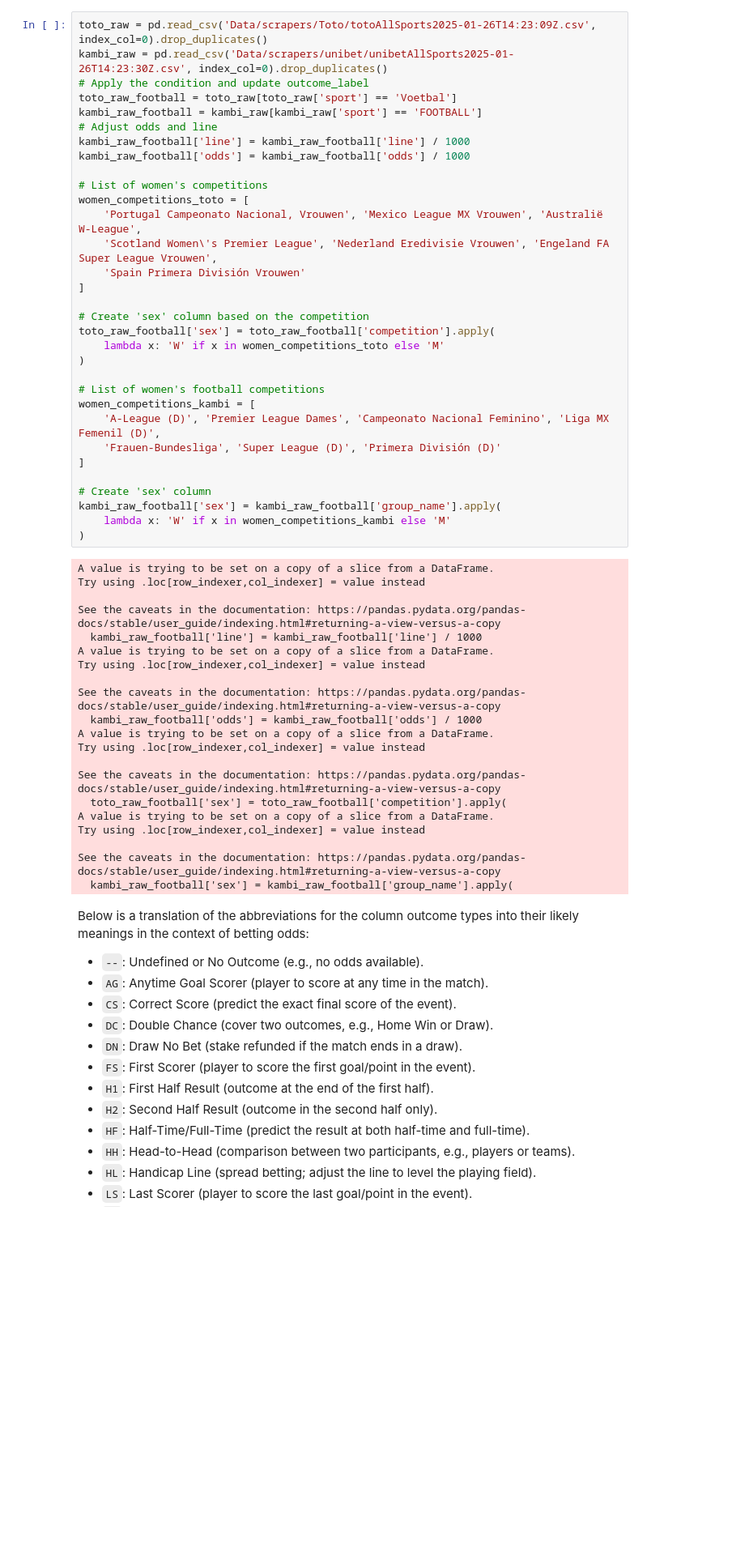
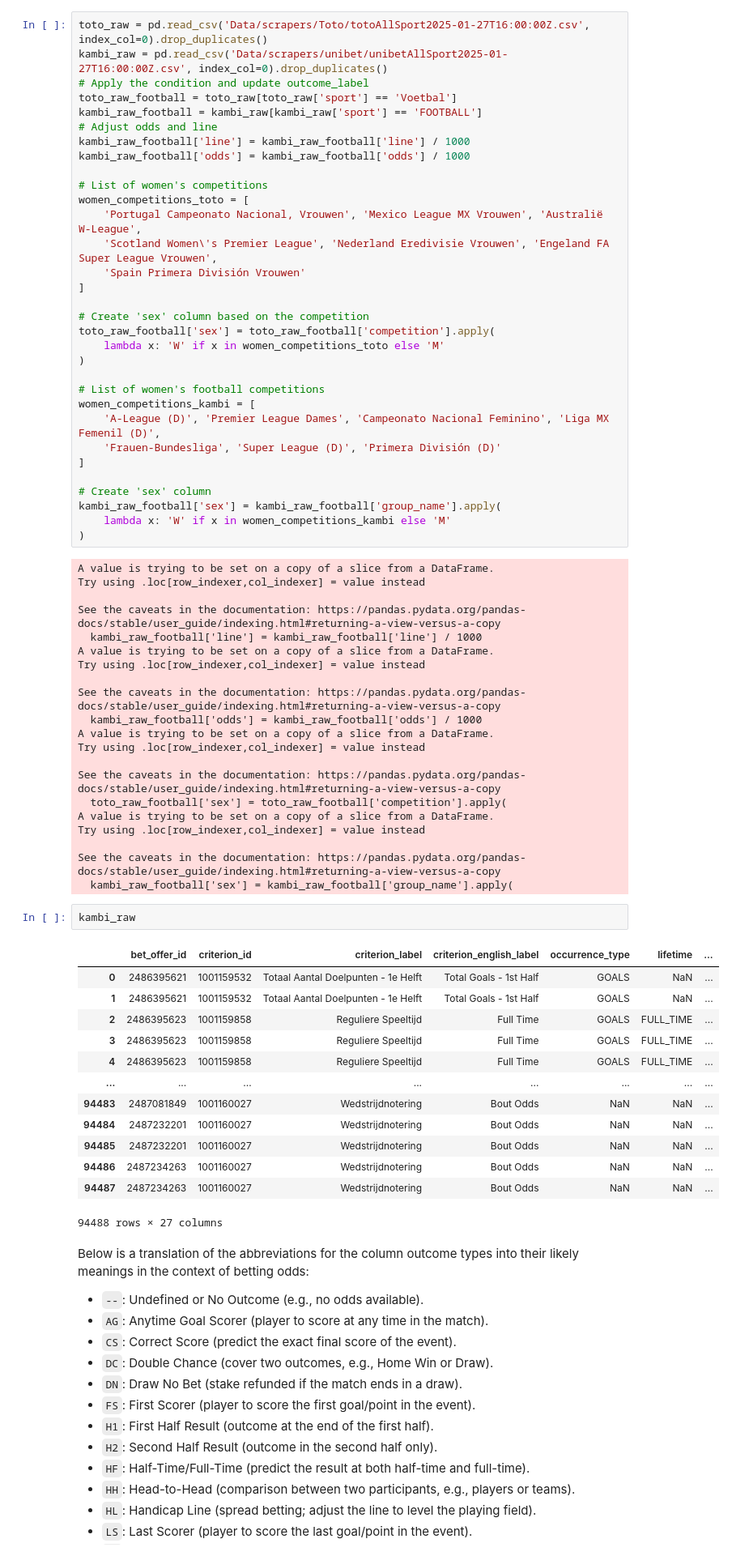
Before and after one commit to carpedimi/ArbitrageBets_sms, a Jupyter notebook: ArbSignal_Football_dev.ipynb, the cells around one changed output. Shown at 81% size. Drawn from its saved outputs; the diff is of its cells as text; blank space fills up the shorter version.

```diff
--- a/ArbSignal_Football_dev.ipynb
+++ b/ArbSignal_Football_dev.ipynb
@@ -5,8 +5,8 @@ import pandas as pd
 # Set pandas to display all columns
 pd.set_option('display.max_columns', None)
 # %%
-toto_raw = pd.read_csv('Data/scrapers/Toto/totoAllSports2025-01-26T14:23:09Z.csv', index_col=0).drop_duplicates()
-kambi_raw = pd.read_csv('Data/scrapers/unibet/unibetAllSports2025-01-26T14:23:30Z.csv', index_col=0).drop_duplicates()
+toto_raw = pd.read_csv('Data/scrapers/Toto/totoAllSport2025-01-27T16:00:00Z.csv', index_col=0).drop_duplicates()
+kambi_raw = pd.read_csv('Data/scrapers/unibet/unibetAllSport2025-01-27T16:00:00Z.csv', index_col=0).drop_duplicates()
 # Apply the condition and update outcome_label
 toto_raw_football = toto_raw[toto_raw['sport'] == 'Voetbal']
 kambi_raw_football = kambi_raw[kambi_raw['sport'] == 'FOOTBALL']
@@ -57,6 +57,22 @@ Try using .loc[row_indexer,col_indexer] = value instead
 
 See the caveats in the documentation: https://pandas.pydata.org/pandas-docs/stable/user_guide/indexing.html#returning-a-view-versus-a-copy
   kambi_raw_football['sex'] = kambi_raw_football['group_name'].apply(
+# %%
+kambi_raw
+# %% [output]
+|  | bet_offer_id | criterion_id | criterion_label | criterion_english_label | occurrence_type | lifetime | ... |
+| 0 | 2486395621 | 1001159532 | Totaal Aantal Doelpunten - 1e Helft | Total Goals - 1st Half | GOALS | NaN | ... |
+| 1 | 2486395621 | 1001159532 | Totaal Aantal Doelpunten - 1e Helft | Total Goals - 1st Half | GOALS | NaN | ... |
+| 2 | 2486395623 | 1001159858 | Reguliere Speeltijd | Full Time | GOALS | FULL_TIME | ... |
+| 3 | 2486395623 | 1001159858 | Reguliere Speeltijd | Full Time | GOALS | FULL_TIME | ... |
+| 4 | 2486395623 | 1001159858 | Reguliere Speeltijd | Full Time | GOALS | FULL_TIME | ... |
+| ... | ... | ... | ... | ... | ... | ... | ... |
+| 94483 | 2487081849 | 1001160027 | Wedstrijdnotering | Bout Odds | NaN | NaN | ... |
+| 94484 | 2487232201 | 1001160027 | Wedstrijdnotering | Bout Odds | NaN | NaN | ... |
+| 94485 | 2487232201 | 1001160027 | Wedstrijdnotering | Bout Odds | NaN | NaN | ... |
+| 94486 | 2487234263 | 1001160027 | Wedstrijdnotering | Bout Odds | NaN | NaN | ... |
+| 94487 | 2487234263 | 1001160027 | Wedstrijdnotering | Bout Odds | NaN | NaN | ... |
+94488 rows × 27 columns
 # %% [markdown]
 Below is a translation of the abbreviations for the column outcome types into their likely meanings in the context of betting odds:
 
```
Also changed, not shown: parts of 4 cells of this notebook, 3 other files.
